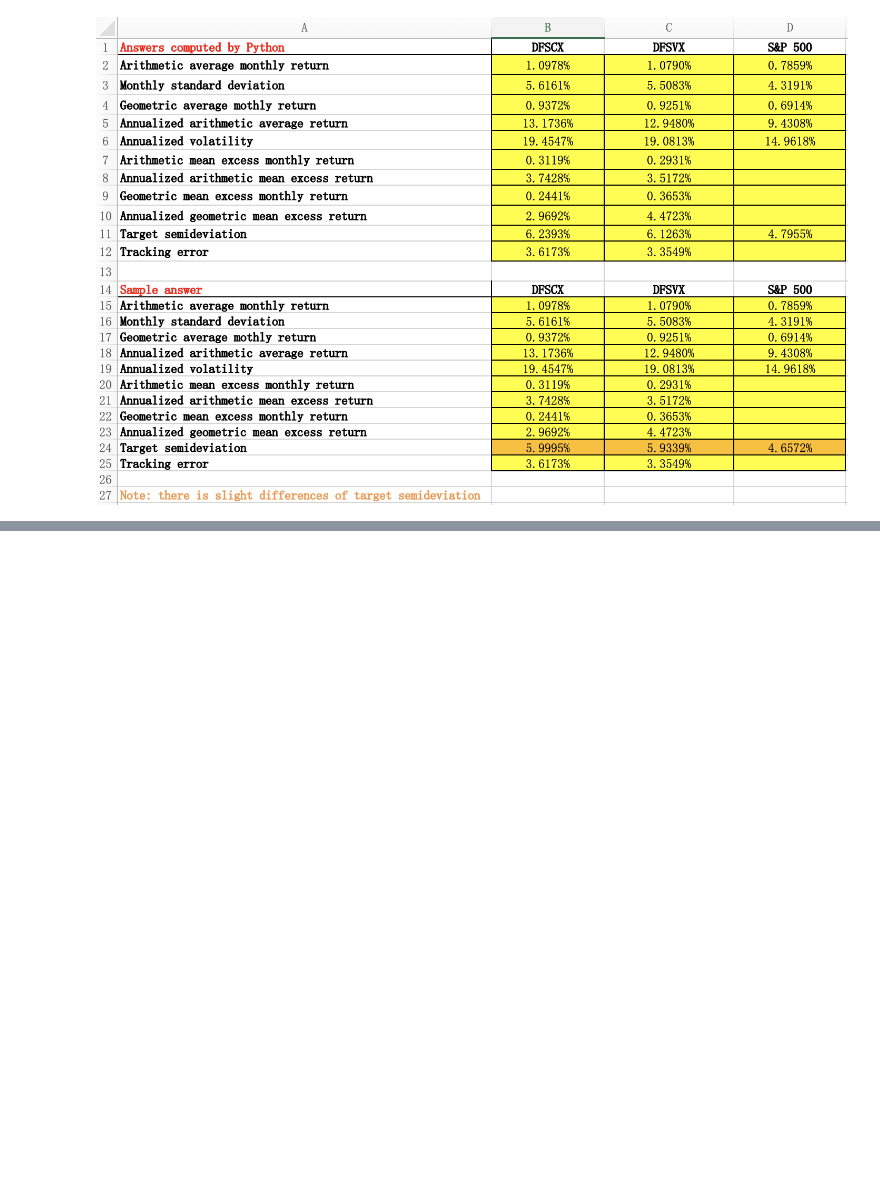
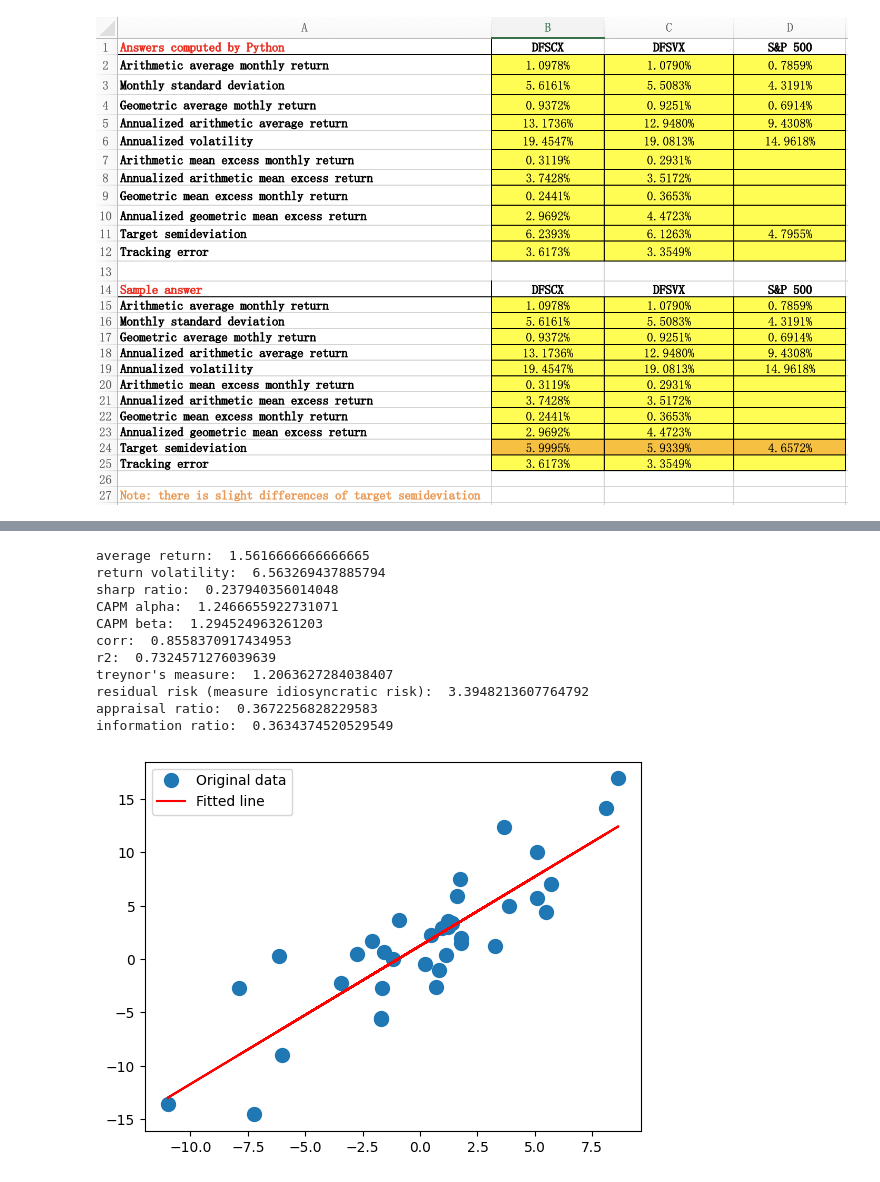
Before and after one commit to darrenhdc/Portfolio-Performance-Benchmarking, a Jupyter notebook: Portfolio_Analysis.ipynb, the cells around one changed output, grey strips where cells are left out. Cells and saved outputs as stored; diff of their text form; code cells hidden in the pictures; blank space fills up the shorter version.

```diff
--- a/Portfolio_Benchmarking.ipynb
+++ b/Portfolio_Analysis.ipynb
@@ -220,0 +227,7 @@ Image("./answers.png")
+# %%
+import pandas as pd
+import numpy as np
+import scipy
+import matplotlib.pyplot as plt
+
+df = pd.read_csv("./quiz_data.csv")
@@ -220,0 +316,15 @@ Image("./answers.png")
+# %%
+risk_assessment(df['M'], df['A'])
+# %% [output]
+average return:  1.5616666666666665
+return volatility:  6.563269437885794
+sharp ratio:  0.237940356014048
+CAPM alpha:  1.2466655922731071
+CAPM beta:  1.294524963261203
+corr:  0.8558370917434953
+r2:  0.7324571276039639
+treynor's measure:  1.2063627284038407
+residual risk (measure idiosyncratic risk):  3.3948213607764792
+appraisal ratio:  0.3672256828229583
+information ratio:  0.3634374520529549
+[figure, added]
```
Also changed, not shown: parts of 8 cells of this notebook, 1 other file.
